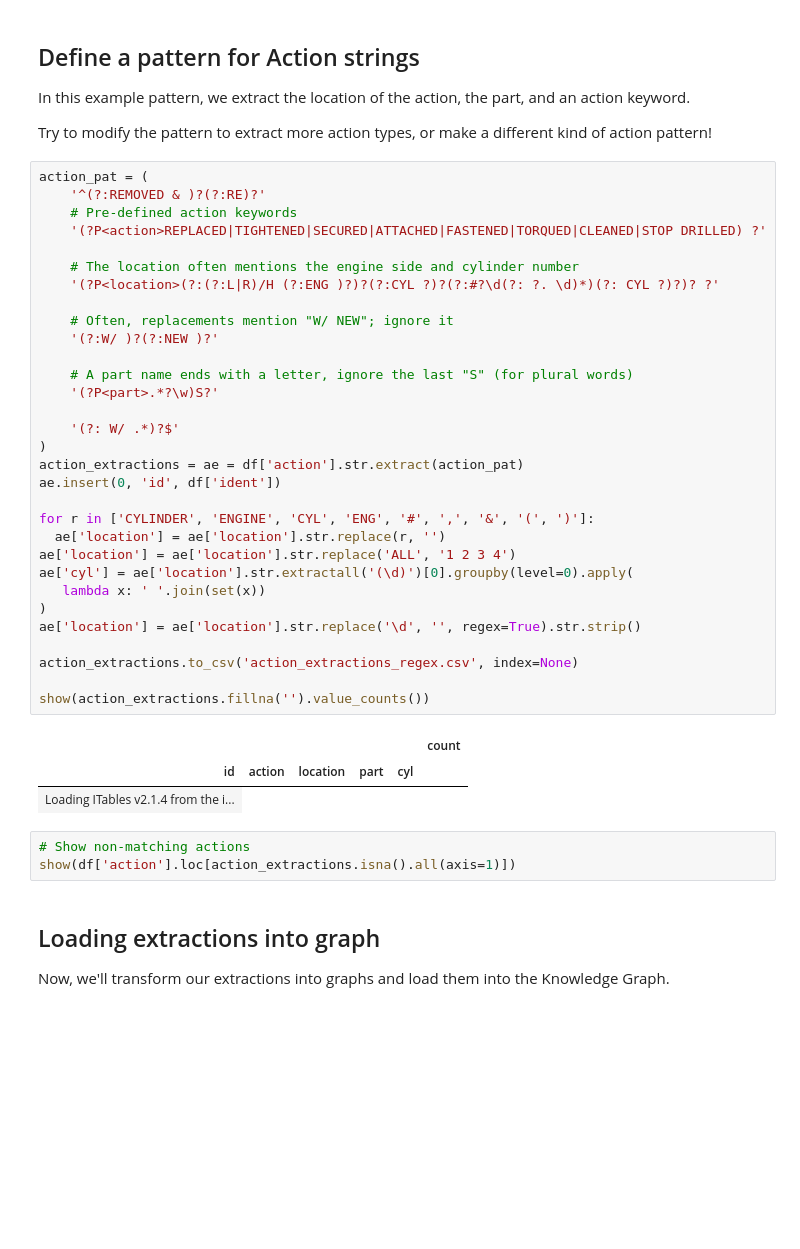
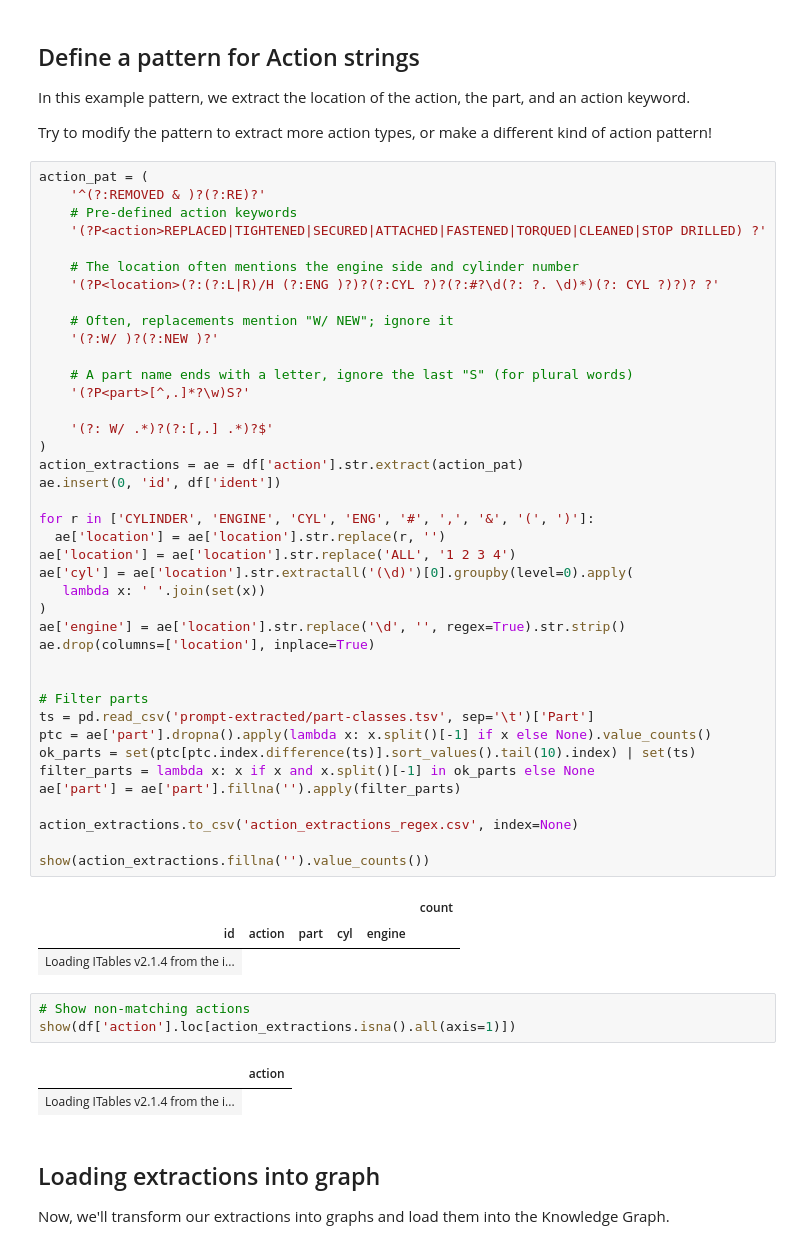
Before and after one commit to kai-vu/zorro, a Jupyter notebook: patterns.ipynb, the cells around one changed output. Drawn from its saved outputs; the diff is of its cells as text; blank space fills up the shorter version.

```diff
--- a/patterns.ipynb
+++ b/patterns.ipynb
@@ -101,41 +109,53 @@ Try to modify the pattern to extract more action types, or make a different kind
 # %%
 action_pat = (
     '^(?:REMOVED & )?(?:RE)?'
     # Pre-defined action keywords
     '(?P<action>REPLACED|TIGHTENED|SECURED|ATTACHED|FASTENED|TORQUED|CLEANED|STOP DRILLED) ?'
 
     # The location often mentions the engine side and cylinder number
     '(?P<location>(?:(?:L|R)/H (?:ENG )?)?(?:CYL ?)?(?:#?\d(?: ?. \d)*)(?: CYL ?)?)? ?'
 
     # Often, replacements mention "W/ NEW"; ignore it
     '(?:W/ )?(?:NEW )?'
 
     # A part name ends with a letter, ignore the last "S" (for plural words)
-    '(?P<part>.*?\w)S?'
+    '(?P<part>[^,.]*?\w)S?'
 
-    '(?: W/ .*)?$'
+    '(?: W/ .*)?(?:[,.] .*)?$'
 )
 action_extractions = ae = df['action'].str.extract(action_pat)
 ae.insert(0, 'id', df['ident'])
 
 for r in ['CYLINDER', 'ENGINE', 'CYL', 'ENG', '#', ',', '&', '(', ')']:
   ae['location'] = ae['location'].str.replace(r, '')
 ae['location'] = ae['location'].str.replace('ALL', '1 2 3 4')
 ae['cyl'] = ae['location'].str.extractall('(\d)')[0].groupby(level=0).apply(
    lambda x: ' '.join(set(x))
 )
-ae['location'] = ae['location'].str.replace('\d', '', regex=True).str.strip()
+ae['engine'] = ae['location'].str.replace('\d', '', regex=True).str.strip()
+ae.drop(columns=['location'], inplace=True)
+
+
+# Filter parts
+ts = pd.read_csv('prompt-extracted/part-classes.tsv', sep='\t')['Part']
+ptc = ae['part'].dropna().apply(lambda x: x.split()[-1] if x else None).value_counts()
+ok_parts = set(ptc[ptc.index.difference(ts)].sort_values().tail(10).index) | set(ts)
+filter_parts = lambda x: x if x and x.split()[-1] in ok_parts else None
+ae['part'] = ae['part'].fillna('').apply(filter_parts)
 
 action_extractions.to_csv('action_extractions_regex.csv', index=None)
 
 show(action_extractions.fillna('').value_counts())
 # %% [output]
 |  |  |  |  |  | count |
-| id | action | location | part | cyl |  |
+| id | action | part | cyl | engine |  |
 | Loading ITables v2.1.4 from the i... |
 # %%
 # Show non-matching actions
 show(df['action'].loc[action_extractions.isna().all(axis=1)])
+# %% [output]
+|  | action |
+| Loading ITables v2.1.4 from the i... |
 # %% [markdown]
 ## Loading extractions into graph
 
```
Also changed, not shown: parts of 1 cell of this notebook, 7 other files.
